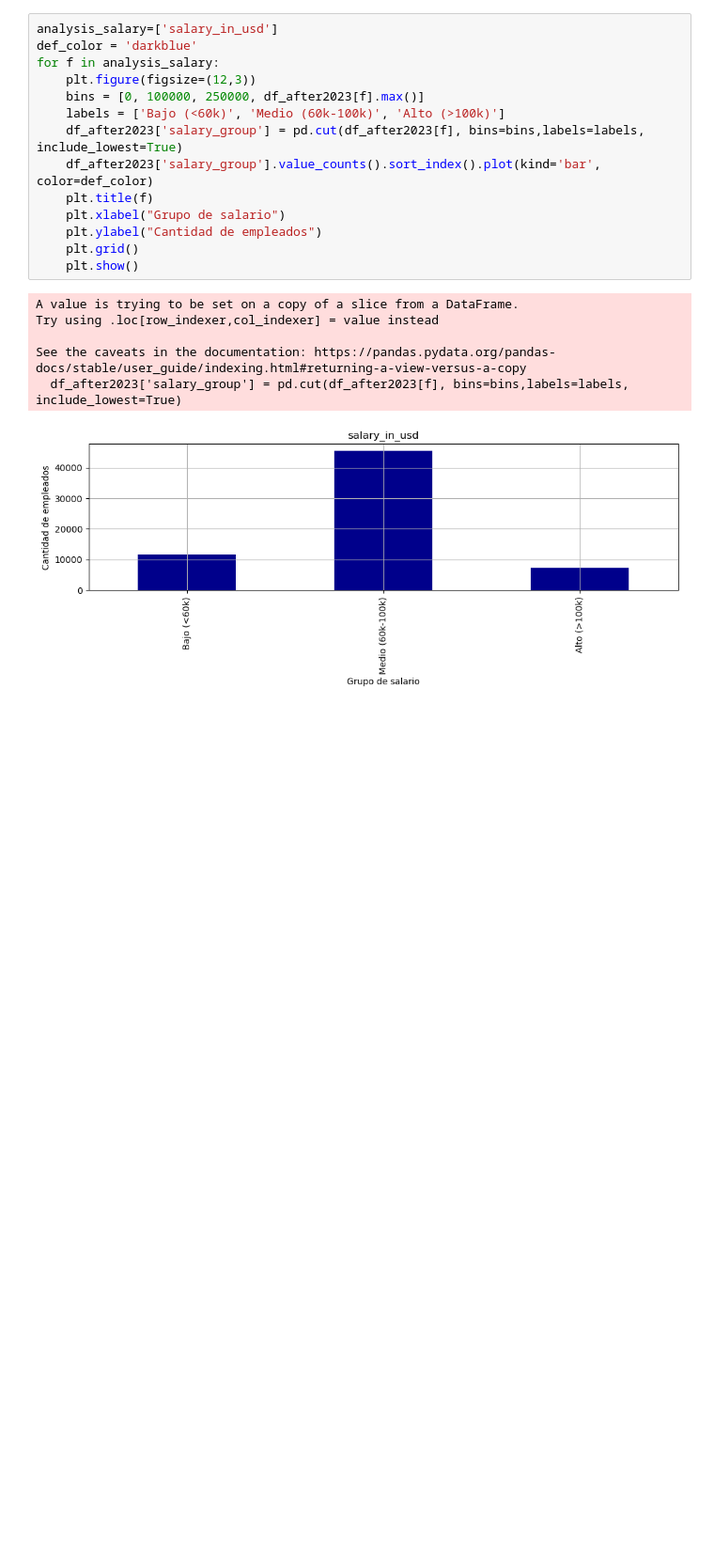
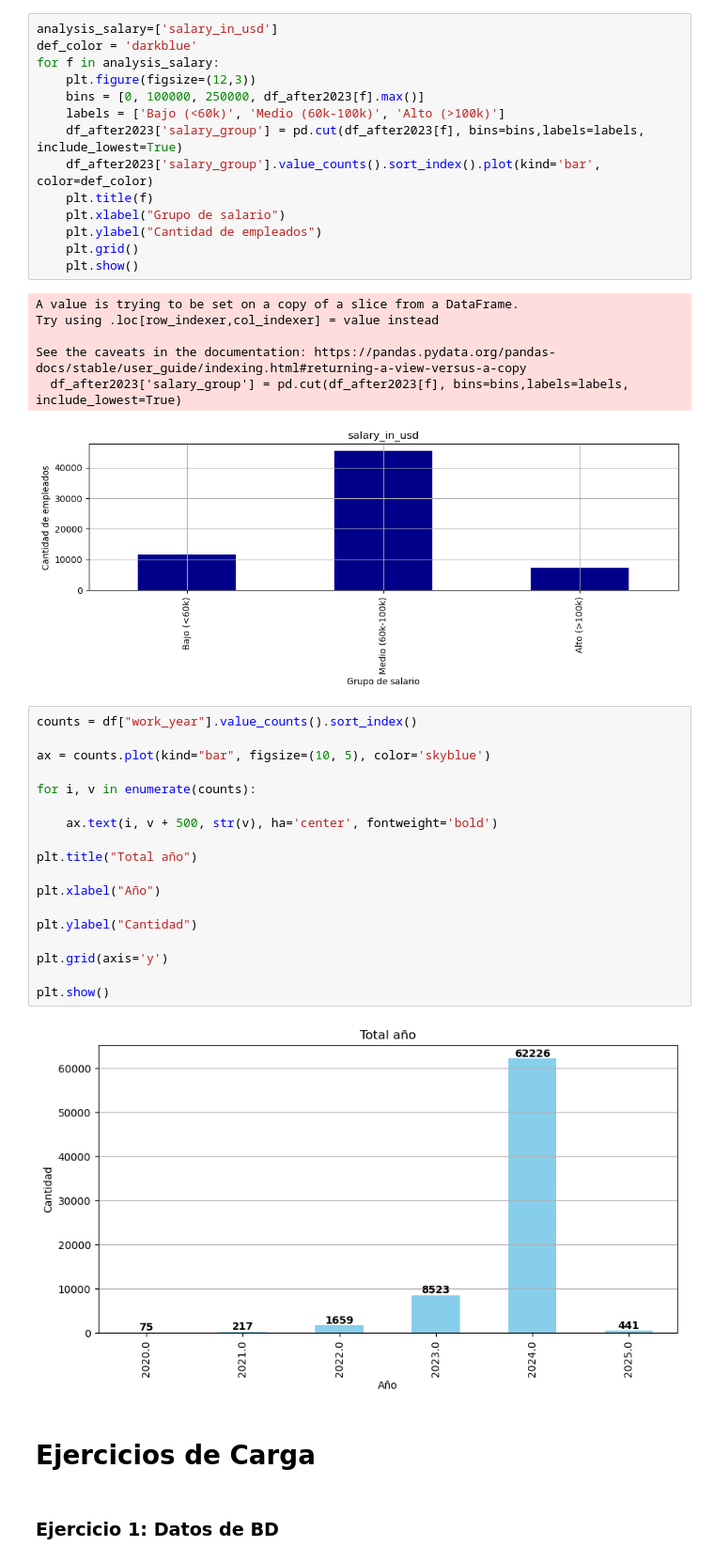
Before and after one commit to Zac-ek/practica06, a Jupyter notebook: PT6.ipynb, the cells around one changed output. Shown at 94% size. Saved outputs shown, nothing was run; the diff lists cells and outputs as text; blank space fills up the shorter version.

```diff
--- a/PT6.ipynb
+++ b/PT6.ipynb
@@ -228,3 +421,27 @@ Try using .loc[row_indexer,col_indexer] = value instead
 See the caveats in the documentation: https://pandas.pydata.org/pandas-docs/stable/user_guide/indexing.html#returning-a-view-versus-a-copy
   df_after2023['salary_group'] = pd.cut(df_after2023[f], bins=bins,labels=labels, include_lowest=True)
 [figure]
+# %%
+counts = df["work_year"].value_counts().sort_index()
+
+ax = counts.plot(kind="bar", figsize=(10, 5), color='skyblue')
+
+for i, v in enumerate(counts):
+
+    ax.text(i, v + 500, str(v), ha='center', fontweight='bold')
+
+plt.title("Total año")
+
+plt.xlabel("Año")
+
+plt.ylabel("Cantidad")
+
+plt.grid(axis='y')
+
+plt.show()
+# %% [output]
+[figure, added]
+# %% [markdown]
+# Ejercicios de Carga
+# %% [markdown]
+### Ejercicio 1: Datos de BD
```
Also changed, not shown: parts of 61 cells of this notebook, 2 other files.
